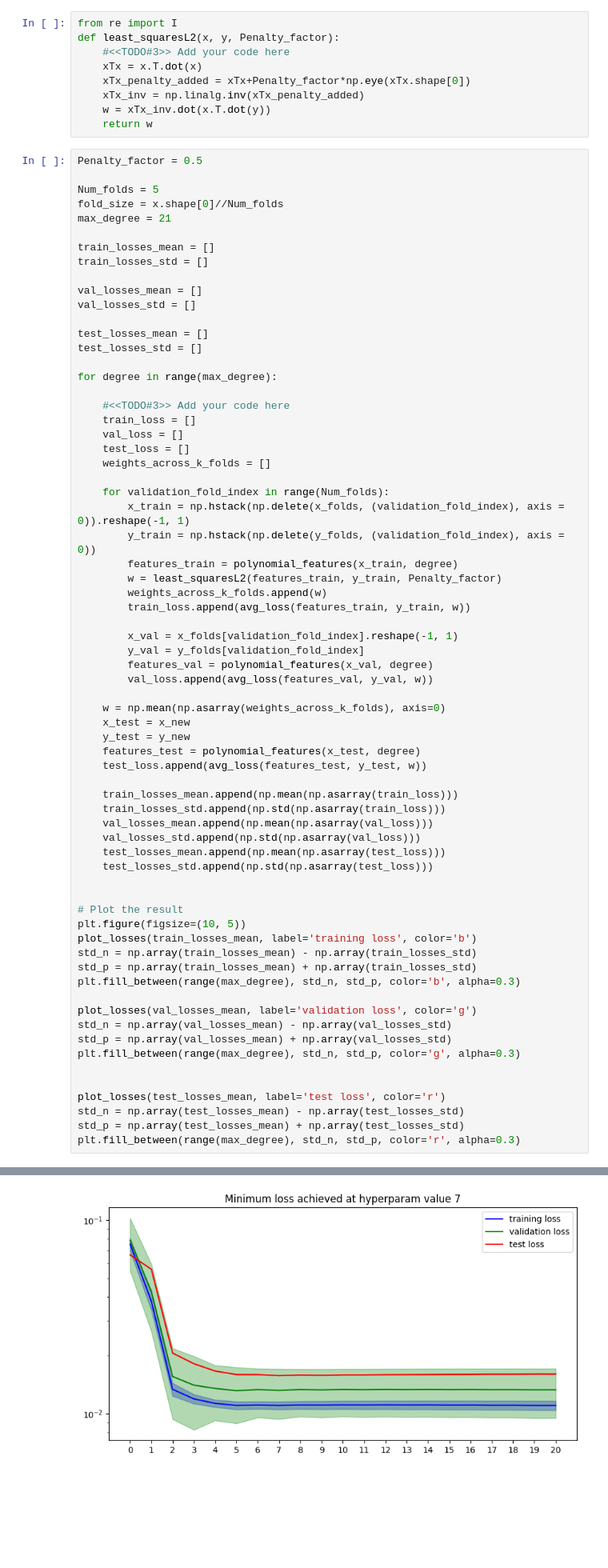
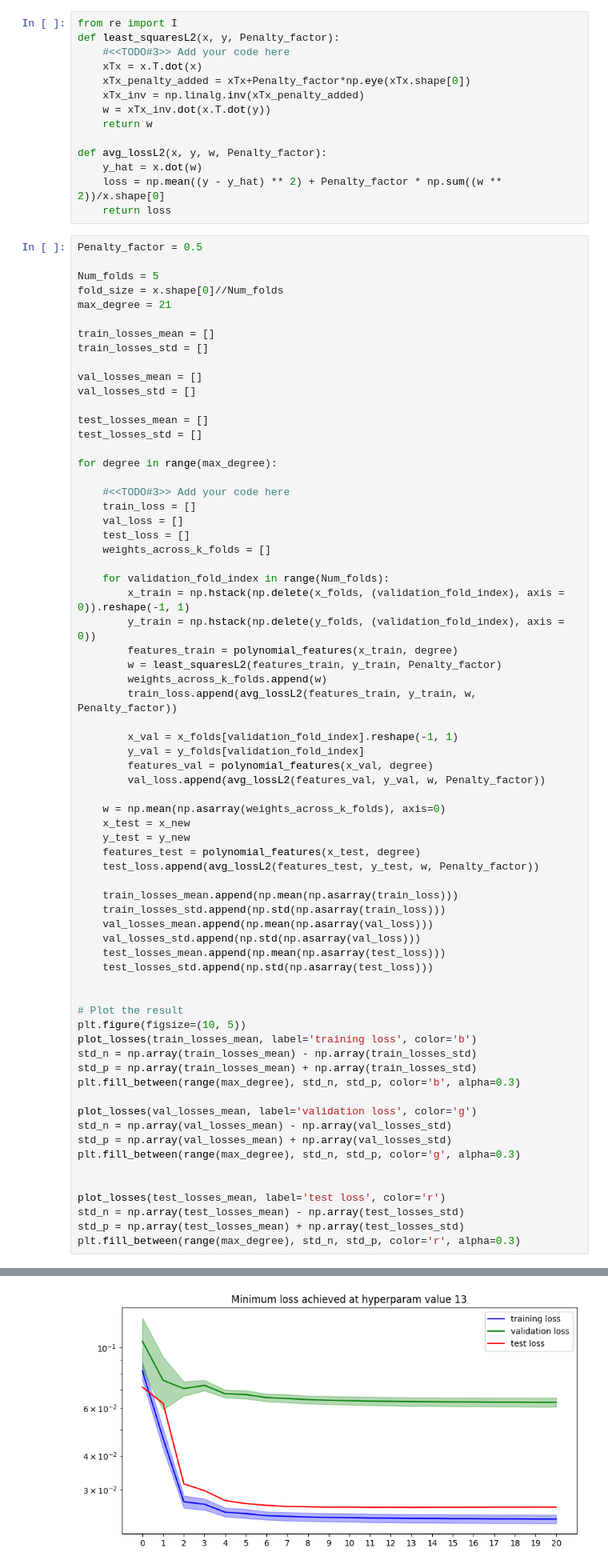
Before and after one commit to charan250498/Cross-validation-and-L2-Regularization, a Jupyter notebook: Ordinary Least Squares, Cross Validation and L2 Regularization.ipynb, the cells around one changed output, grey strips where cells are left out. Shown at 80% size. Cells and saved outputs as stored; diff of their text form; blank space fills up the shorter version.

```diff
--- a/Ordinary Least Squares, Cross Validation and L2 Regularization.ipynb
+++ b/Ordinary Least Squares, Cross Validation and L2 Regularization.ipynb
@@ -475,6 +475,11 @@ def least_squaresL2(x, y, Penalty_factor):
     xTx_inv = np.linalg.inv(xTx_penalty_added)
     w = xTx_inv.dot(x.T.dot(y))
     return w
+
+def avg_lossL2(x, y, w, Penalty_factor):
+    y_hat = x.dot(w)
+    loss = np.mean((y - y_hat) ** 2) + Penalty_factor * np.sum((w ** 2))/x.shape[0]
+    return loss
 # %%
 Penalty_factor = 0.5
 
@@ -505,44 +510,44 @@ for degree in range(max_degree):
         features_train = polynomial_features(x_train, degree)
         w = least_squaresL2(features_train, y_train, Penalty_factor)
         weights_across_k_folds.append(w)
-        train_loss.append(avg_loss(features_train, y_train, w))
+        train_loss.append(avg_lossL2(features_train, y_train, w, Penalty_factor))
 
         x_val = x_folds[validation_fold_index].reshape(-1, 1)
         y_val = y_folds[validation_fold_index]
         features_val = polynomial_features(x_val, degree)
-        val_loss.append(avg_loss(features_val, y_val, w))
+        val_loss.append(avg_lossL2(features_val, y_val, w, Penalty_factor))
 
     w = np.mean(np.asarray(weights_across_k_folds), axis=0)
     x_test = x_new
     y_test = y_new
     features_test = polynomial_features(x_test, degree)
-    test_loss.append(avg_loss(features_test, y_test, w))
+    test_loss.append(avg_lossL2(features_test, y_test, w, Penalty_factor))
 
     train_losses_mean.append(np.mean(np.asarray(train_loss)))
     train_losses_std.append(np.std(np.asarray(train_loss)))
     val_losses_mean.append(np.mean(np.asarray(val_loss)))
     val_losses_std.append(np.std(np.asarray(val_loss)))
     test_losses_mean.append(np.mean(np.asarray(test_loss)))
     test_losses_std.append(np.std(np.asarray(test_loss)))
 
 
 # Plot the result
 plt.figure(figsize=(10, 5))
 plot_losses(train_losses_mean, label='training loss', color='b')
 std_n = np.array(train_losses_mean) - np.array(train_losses_std)
 std_p = np.array(train_losses_mean) + np.array(train_losses_std)
 plt.fill_between(range(max_degree), std_n, std_p, color='b', alpha=0.3)
 
 plot_losses(val_losses_mean, label='validation loss', color='g')
 std_n = np.array(val_losses_mean) - np.array(val_losses_std)
 std_p = np.array(val_losses_mean) + np.array(val_losses_std)
 plt.fill_between(range(max_degree), std_n, std_p, color='g', alpha=0.3)
 
 
 plot_losses(test_losses_mean, label='test loss', color='r')
 std_n = np.array(test_losses_mean) - np.array(test_losses_std)
 std_p = np.array(test_losses_mean) + np.array(test_losses_std)
 plt.fill_between(range(max_degree), std_n, std_p, color='r', alpha=0.3)
 # %% [output]
 <matplotlib.collections.PolyCollection at 0x...>
-[figure, old version]
+[figure, new version]
```
Also changed, not shown: parts of 5 cells of this notebook.
